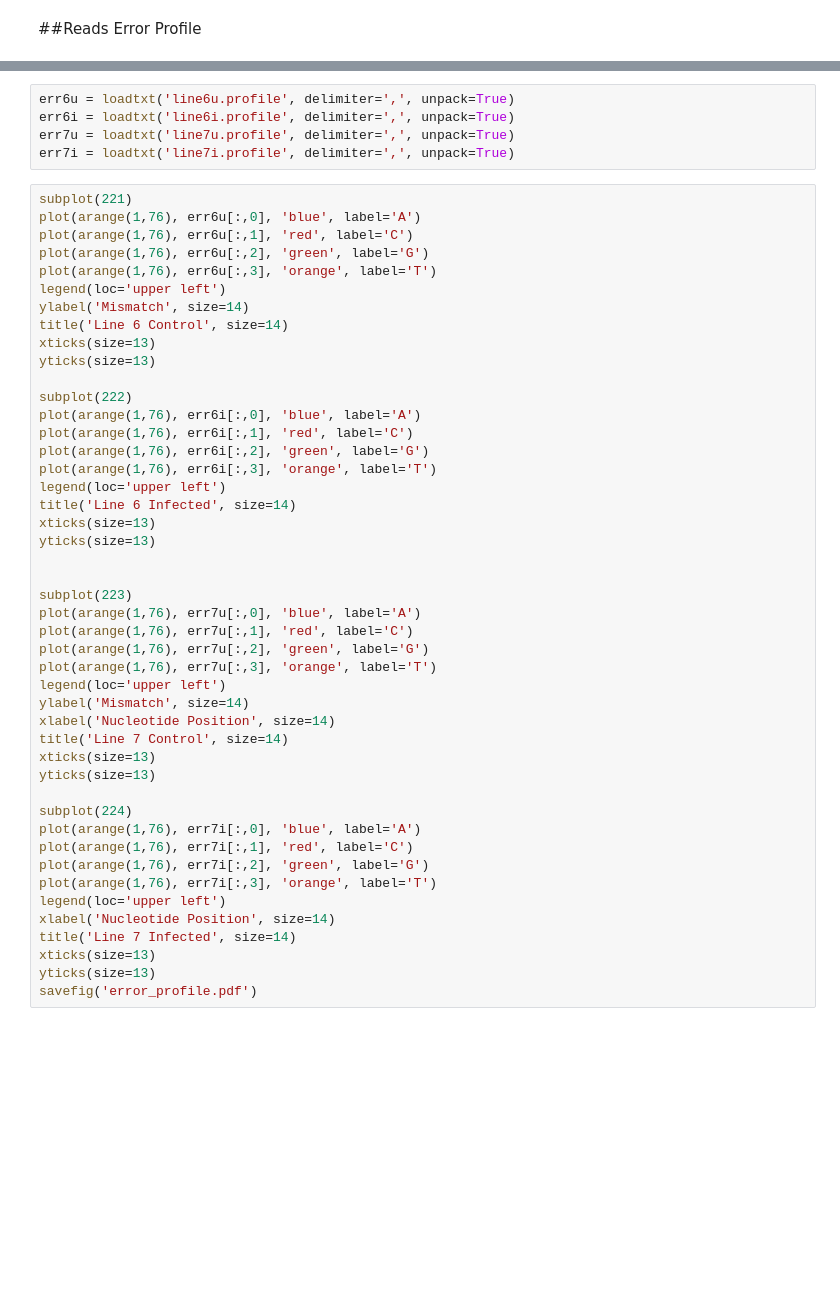
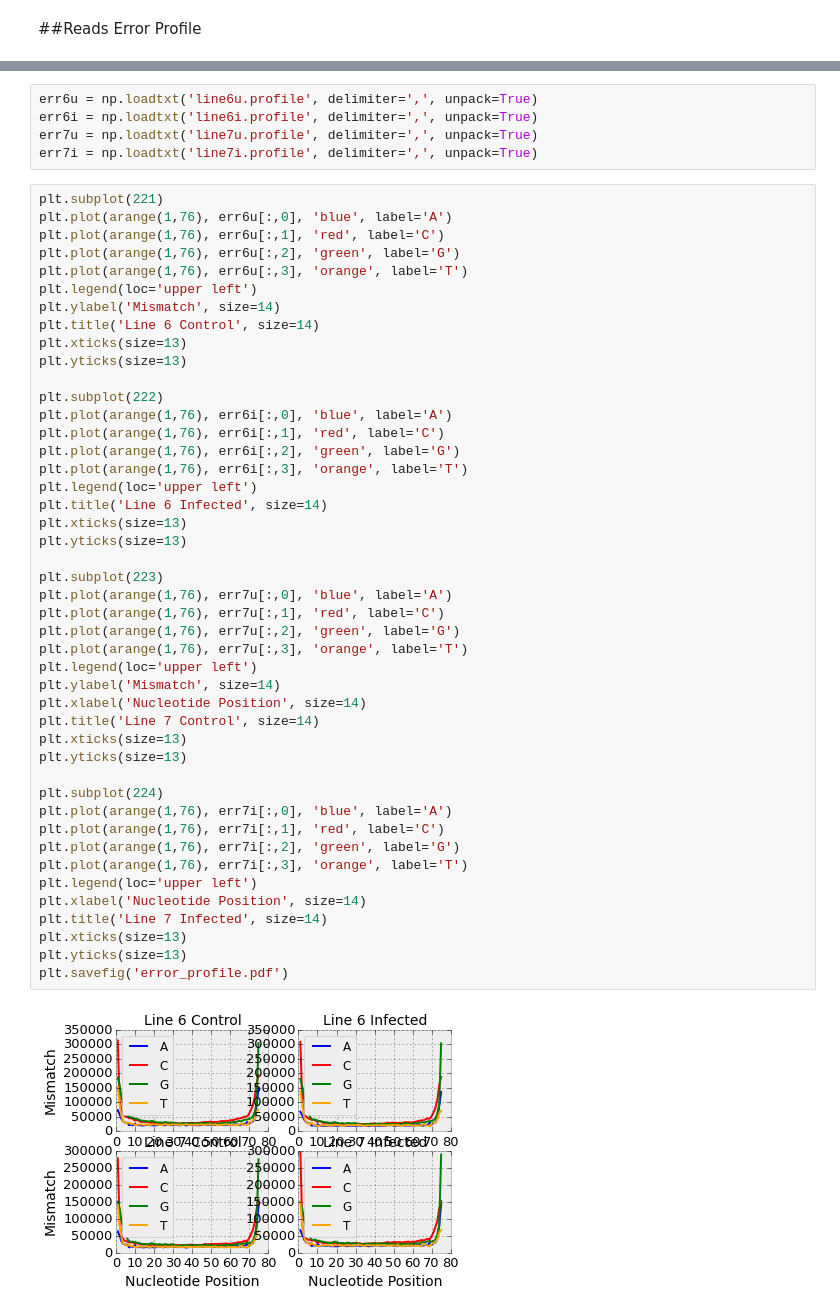
Before and after one commit to likit/gimme_protocols, a Jupyter notebook: notebook.ipynb, the cells around one changed output, grey strips where cells are left out. Cells and saved outputs as stored; diff of their text form; blank space fills up the shorter version.

```diff
--- a/notebook.ipynb
+++ b/notebook.ipynb
@@ -1054,51 +1121,52 @@ chromcounts['chrUn_random']
 # %%
-err6u = loadtxt('line6u.profile', delimiter=',', unpack=True)
-err6i = loadtxt('line6i.profile', delimiter=',', unpack=True)
-err7u = loadtxt('line7u.profile', delimiter=',', unpack=True)
-err7i = loadtxt('line7i.profile', delimiter=',', unpack=True)
+err6u = np.loadtxt('line6u.profile', delimiter=',', unpack=True)
+err6i = np.loadtxt('line6i.profile', delimiter=',', unpack=True)
+err7u = np.loadtxt('line7u.profile', delimiter=',', unpack=True)
+err7i = np.loadtxt('line7i.profile', delimiter=',', unpack=True)
 # %%
-subplot(221)
-plot(arange(1,76), err6u[:,0], 'blue', label='A')
-plot(arange(1,76), err6u[:,1], 'red', label='C')
-plot(arange(1,76), err6u[:,2], 'green', label='G')
-plot(arange(1,76), err6u[:,3], 'orange', label='T')
-legend(loc='upper left')
-ylabel('Mismatch', size=14)
-title('Line 6 Control', size=14)
-xticks(size=13)
-yticks(size=13)
+plt.subplot(221)
+plt.plot(arange(1,76), err6u[:,0], 'blue', label='A')
+plt.plot(arange(1,76), err6u[:,1], 'red', label='C')
+plt.plot(arange(1,76), err6u[:,2], 'green', label='G')
+plt.plot(arange(1,76), err6u[:,3], 'orange', label='T')
+plt.legend(loc='upper left')
+plt.ylabel('Mismatch', size=14)
+plt.title('Line 6 Control', size=14)
+plt.xticks(size=13)
+plt.yticks(size=13)
 
-subplot(222)
-plot(arange(1,76), err6i[:,0], 'blue', label='A')
-plot(arange(1,76), err6i[:,1], 'red', label='C')
-plot(arange(1,76), err6i[:,2], 'green', label='G')
-plot(arange(1,76), err6i[:,3], 'orange', label='T')
-legend(loc='upper left')
-title('Line 6 Infected', size=14)
-xticks(size=13)
-yticks(size=13)
+plt.subplot(222)
+plt.plot(arange(1,76), err6i[:,0], 'blue', label='A')
+plt.plot(arange(1,76), err6i[:,1], 'red', label='C')
+plt.plot(arange(1,76), err6i[:,2], 'green', label='G')
+plt.plot(arange(1,76), err6i[:,3], 'orange', label='T')
+plt.legend(loc='upper left')
+plt.title('Line 6 Infected', size=14)
+plt.xticks(size=13)
+plt.yticks(size=13)
 
+plt.subplot(223)
+plt.plot(arange(1,76), err7u[:,0], 'blue', label='A')
+plt.plot(arange(1,76), err7u[:,1], 'red', label='C')
+plt.plot(arange(1,76), err7u[:,2], 'green', label='G')
+plt.plot(arange(1,76), err7u[:,3], 'orange', label='T')
+plt.legend(loc='upper left')
+plt.ylabel('Mismatch', size=14)
+plt.xlabel('Nucleotide Position', size=14)
+plt.title('Line 7 Control', size=14)
+plt.xticks(size=13)
+plt.yticks(size=13)
 
-subplot(223)
-plot(arange(1,76), err7u[:,0], 'blue', label='A')
-plot(arange(1,76), err7u[:,1], 'red', label='C')
-plot(arange(1,76), err7u[:,2], 'green', label='G')
-plot(arange(1,76), err7u[:,3], 'orange', label='T')
-legend(loc='upper left')
-ylabel('Mismatch', size=14)
-xlabel('Nucleotide Position', size=14)
-title('Line 7 Control', size=14)
-xticks(size=13)
-yticks(size=13)
-
-subplot(224)
-plot(arange(1,76), err7i[:,0], 'blue', label='A')
-plot(arange(1,76), err7i[:,1], 'red', label='C')
-plot(arange(1,76), err7i[:,2], 'green', label='G')
-plot(arange(1,76), err7i[:,3], 'orange', label='T')
-legend(loc='upper left')
-xlabel('Nucleotide Position', size=14)
-title('Line 7 Infected', size=14)
-xticks(size=13)
-yticks(size=13)
-savefig('error_profile.pdf')
+plt.subplot(224)
+plt.plot(arange(1,76), err7i[:,0], 'blue', label='A')
+plt.plot(arange(1,76), err7i[:,1], 'red', label='C')
+plt.plot(arange(1,76), err7i[:,2], 'green', label='G')
+plt.plot(arange(1,76), err7i[:,3], 'orange', label='T')
+plt.legend(loc='upper left')
+plt.xlabel('Nucleotide Position', size=14)
+plt.title('Line 7 Infected', size=14)
+plt.xticks(size=13)
+plt.yticks(size=13)
+plt.savefig('error_profile.pdf')
+# %% [output]
+[figure, added]
```
Also changed, not shown: parts of 32 cells of this notebook.
